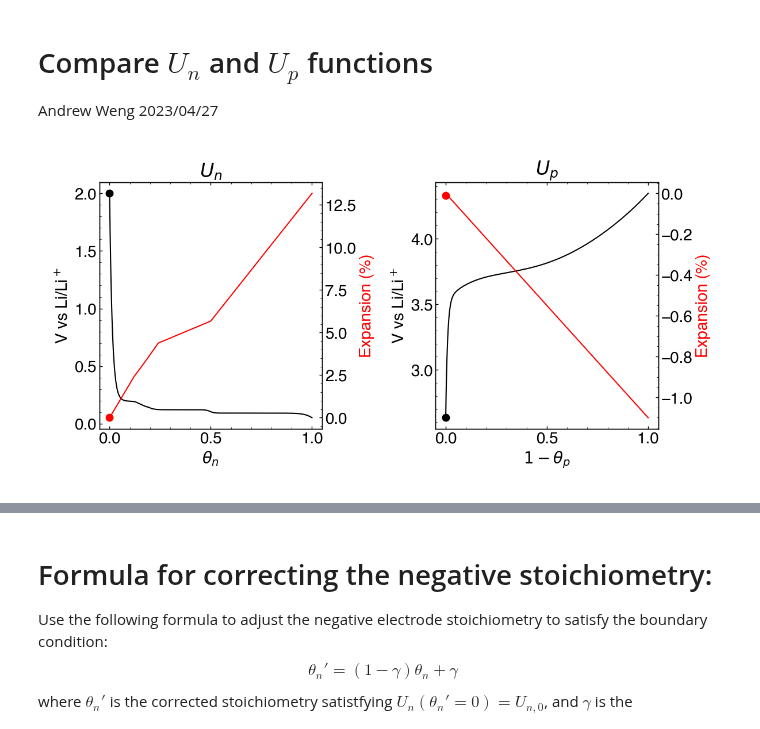
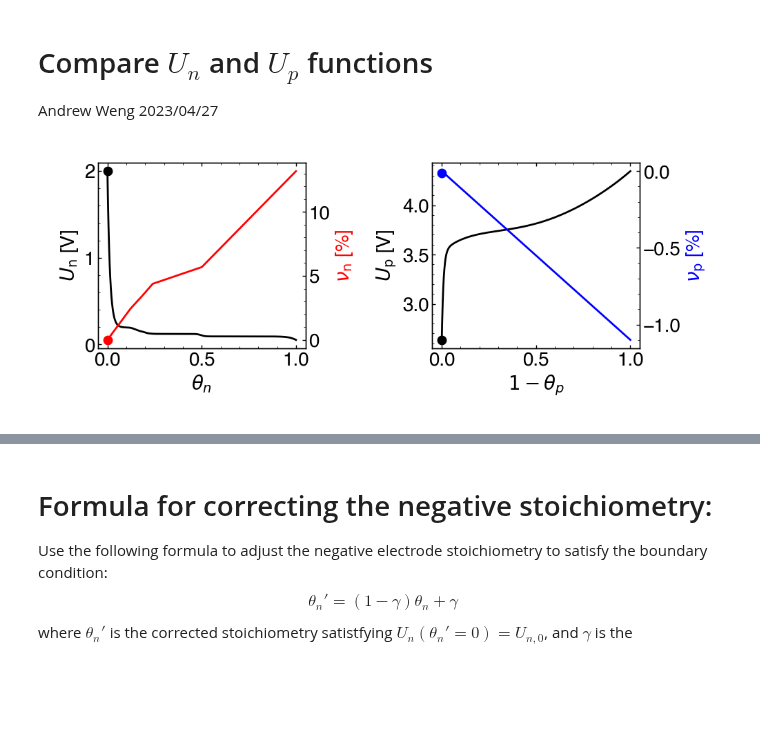
Before and after one commit to wengandrew/formation-modeling, a Jupyter notebook: notebooks/2023_04_27_compare_un_up.ipynb, the cells around one changed output, grey strips where cells are left out. Saved outputs shown, nothing was run; the diff lists cells and outputs as text; code cells hidden in the pictures; blank space fills up the shorter version.

```diff
--- a/notebooks/2023_04_27_compare_un_up.ipynb
+++ b/notebooks/2023_04_27_compare_un_up.ipynb
@@ -22,43 +22,42 @@ import matplotlib.pyplot as plt
 # %%
 xx = np.linspace(0, 1, 1000)
 
 
 Un = [mu.Un(x) for x in xx]
 En = [mu.En(x) for x in xx]
 Up = [mu.Up(x) for x in xx]
 Ep = [mu.Ep(x) for x in xx]
 
-fh, axs = plt.subplots(1, 2, figsize=(12,6))
+# fh, axs = plt.subplots(1, 2, figsize=(12,6))
+fh, axs = plt.subplots(1, 2, figsize=(10,4))
 
 axs[0].plot(xx, Un, c='k')
 axs[0].plot(0, Un[0], label='I.C.', marker='o', c='k', ms=9)
 axs[0].grid(False)
-axs[0].set_title('$U_n$')
 axs[0].set_xlabel(r'$\theta_n$')
-axs[0].set_ylabel('V vs Li/Li$^+$')
+axs[0].set_ylabel(r'$U_\mathrm{n}$ [V]')
 
 ax2 = axs[0].twinx()
 ax2.plot(xx, np.array(En)*100, c='r')
 ax2.plot(0, np.array(En)[0], label='', marker='o', c='r', ms=9)
 ax2.grid(False)
-ax2.set_ylabel('Expansion (%)', color='r')
+ax2.set_ylabel(r'$\nu_\mathrm{n}$ [%]', color='r')
 
 axs[1].plot(1-xx, Up, c='k')
 axs[1].plot(0, Up[-1], label='I.C.', marker='o', c='k', ms=9)
 axs[1].grid(False)
-axs[1].set_title('$U_p$')
 axs[1].set_xlabel(r'$1-\theta_p$')
-axs[1].set_ylabel('V vs Li/Li$^+$')
+axs[1].set_ylabel(r'$U_\mathrm{p}$ [V]')
 
 ax2 = axs[1].twinx()
-ax2.plot(1-xx, np.array(Ep)*100, c='r')
-ax2.plot(0, np.array(Ep)[1], label='', marker='o', ms=9, c='r')
+ax2.plot(1-xx, np.array(Ep)*100, c='b')
+ax2.plot(0, np.array(Ep)[1], label='', marker='o', ms=9, c='b')
 ax2.grid(False)
-ax2.set_ylabel('Expansion (%)', color='r')
+ax2.set_ylabel(r'$\nu_\mathrm{p}$ [%]', color='b')
 
 plt.savefig(f'outputs/figures/fig_ocp.png', dpi=150)
 # %% [output]
-[figure, old version]
+[figure, new version]
 # %%
 %autoreload
 
```
Also changed, not shown: parts of 3 cells of this notebook, 8 other files.
